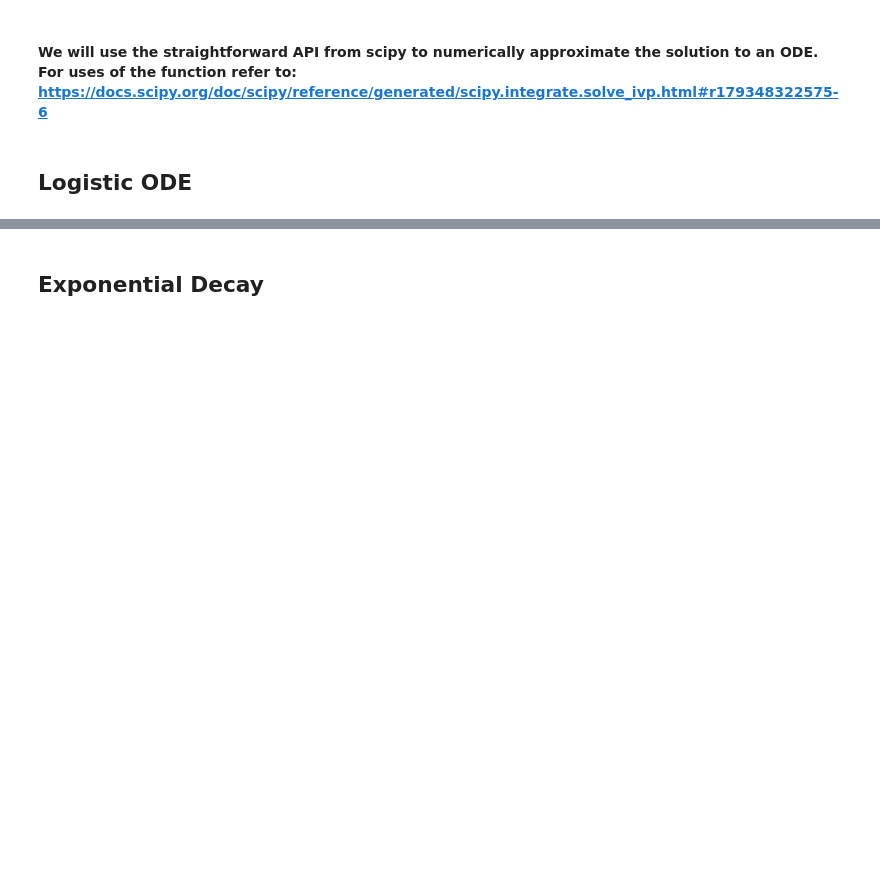
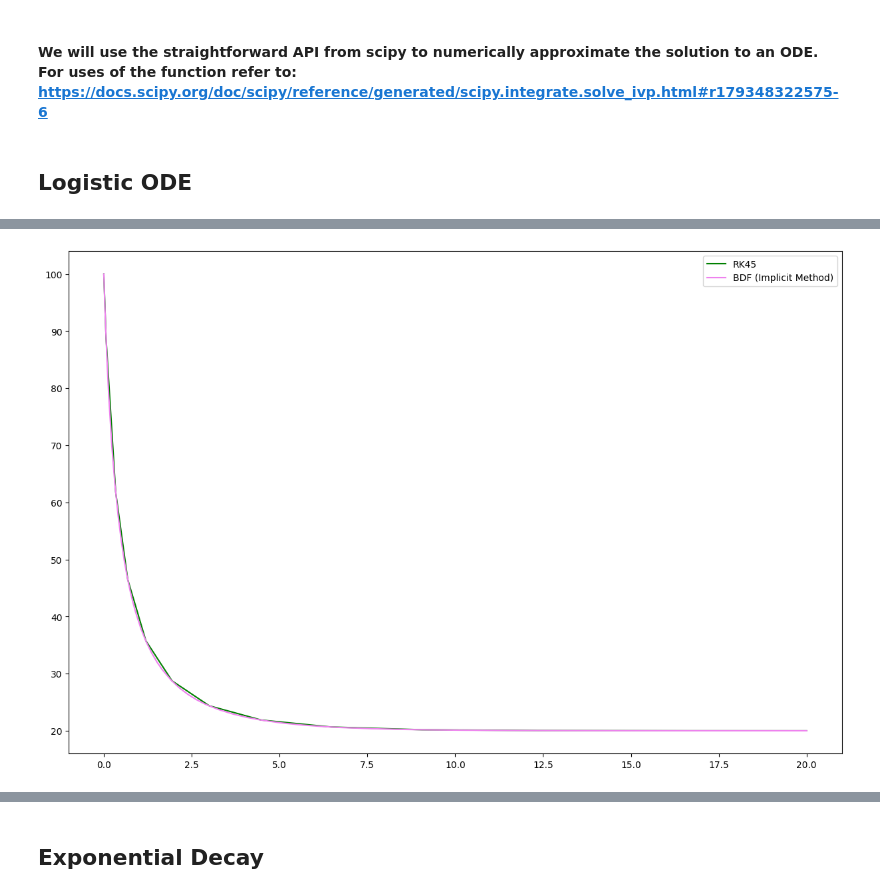
Before and after one commit to evdaev-kh/MathematicalPython, a Jupyter notebook: ODE.ipynb, the cells around one changed output, grey strips where cells are left out. Drawn from its saved outputs; the diff is of its cells as text; code cells hidden in the pictures; blank space fills up the shorter version.

```diff
--- a/ODE.ipynb
+++ b/ODE.ipynb
@@ -24,0 +44,8 @@ plt.show()
+# %%
+plt.figure(figsize=(15,10), dpi=100)
+plt.plot(solRK.t, solRK.y[0], color='green', label='RK45')
+plt.plot(solBDF.t, solBDF.y[0], color='violet', label='BDF (Implicit Method)')
+plt.legend()
+plt.show()
+# %% [output]
+[figure, added]
```
Also changed, not shown: parts of 15 cells of this notebook.
